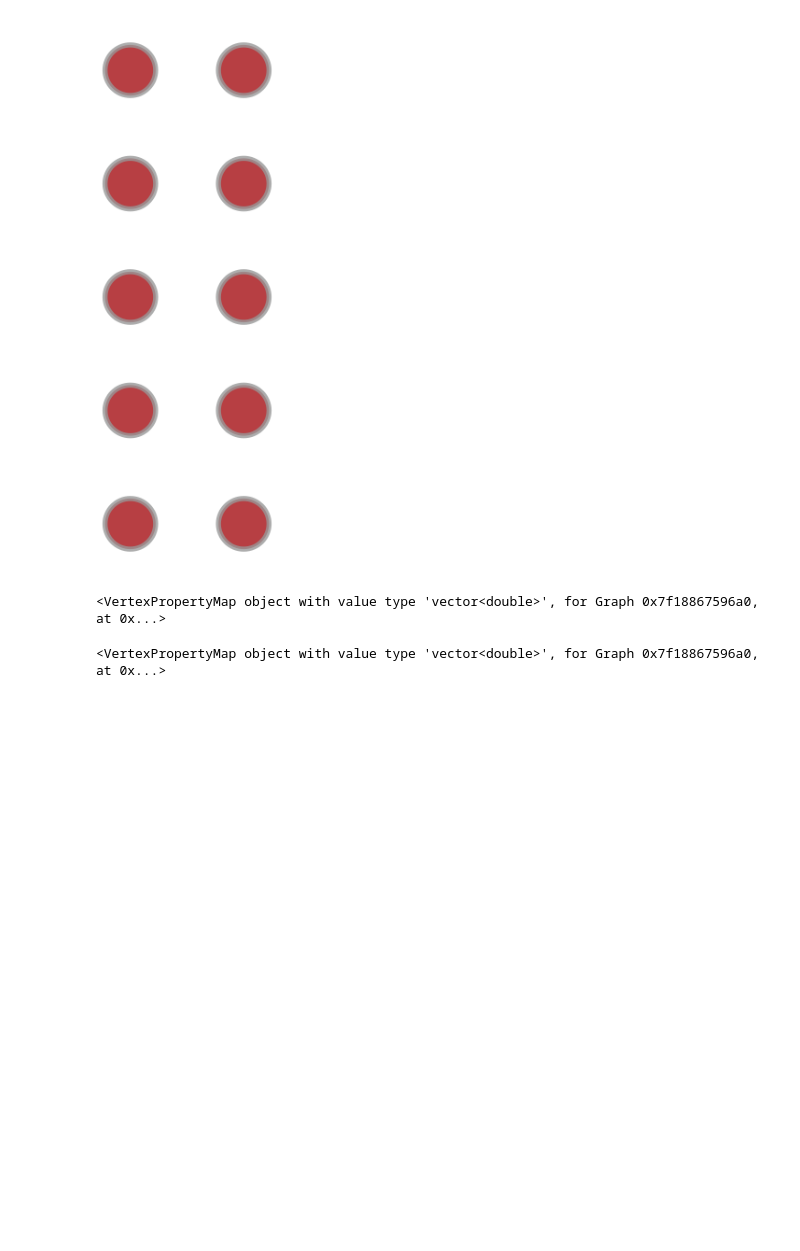
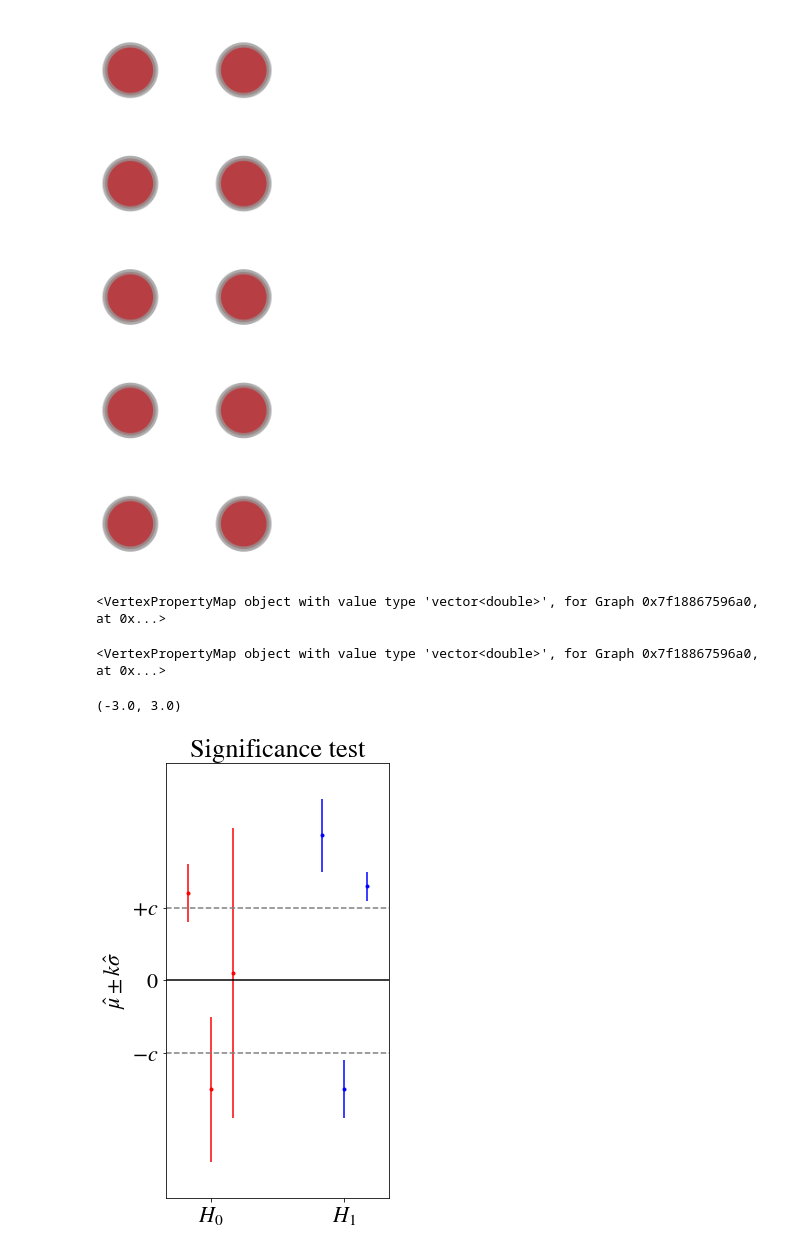
Before and after one commit to LozzaTray/Jormungandr-code, a Jupyter notebook: colors.ipynb, the cells around one changed output. Cells and saved outputs as stored; diff of their text form; code cells hidden in the pictures; blank space fills up the shorter version.

```diff
--- a/colors.ipynb
+++ b/colors.ipynb
@@ -41,3 +43,36 @@ output = None
 partition.draw(pos=pos, output=output, vertex_shape="pie", vertex_pie_fractions=block_counts, vprops={"text":id})
 # %% [output]
 <VertexPropertyMap object with value type 'vector<double>', for Graph 0x7f18867596a0, at 0x...>
+# %%
+import matplotlib.pyplot as plt
+import matplotlib
+matplotlib.rcParams['mathtext.fontset'] = 'stix'
+matplotlib.rcParams['font.family'] = 'STIXGeneral'
+matplotlib.rcParams.update({'font.size': 22})
+# %%
+plt.figure(figsize=(4,8))
+null_space=1
+
+#rejected
+plt.errorbar(0.1, 1.2, yerr=0.4, fmt=".", color="red")
+plt.errorbar(0.2, -1.5, yerr=1, fmt=".", color="red")
+plt.errorbar(0.3, 0.1, yerr=2, fmt=".", color="red")
+
+#accepted
+plt.errorbar(0.7, 2, yerr=0.5, fmt='.', color="blue")
+plt.errorbar(0.8, -1.5, yerr=0.4, fmt='.', color="blue")
+plt.errorbar(0.9, 1.3, yerr=0.2, fmt='.', color="blue")
+
+
+plt.title("Significance test")
+plt.hlines(abs(null_space), xmin=0, xmax=1, linestyle="--", color="gray")
+plt.hlines(0, xmin=0, xmax=1, linestyle="-", color="black")
+plt.hlines(-abs(null_space), xmin=0, xmax=1, linestyle="--", color="gray")
+plt.xticks([0.2, 0.8], labels=[r"$H_0$",r"$H_1$"])
+plt.yticks([-1, 0, 1], labels=["$-c$", "$0$", "$+c$"])
+plt.ylabel(r"$\hat{\mu} \pm k \hat{\sigma}$")
+plt.xlim(0,1)
+plt.ylim(-3, 3)
+# %% [output]
+(-3.0, 3.0)
+[figure, added]
```
Also changed, not shown: parts of 1 cell of this notebook.
